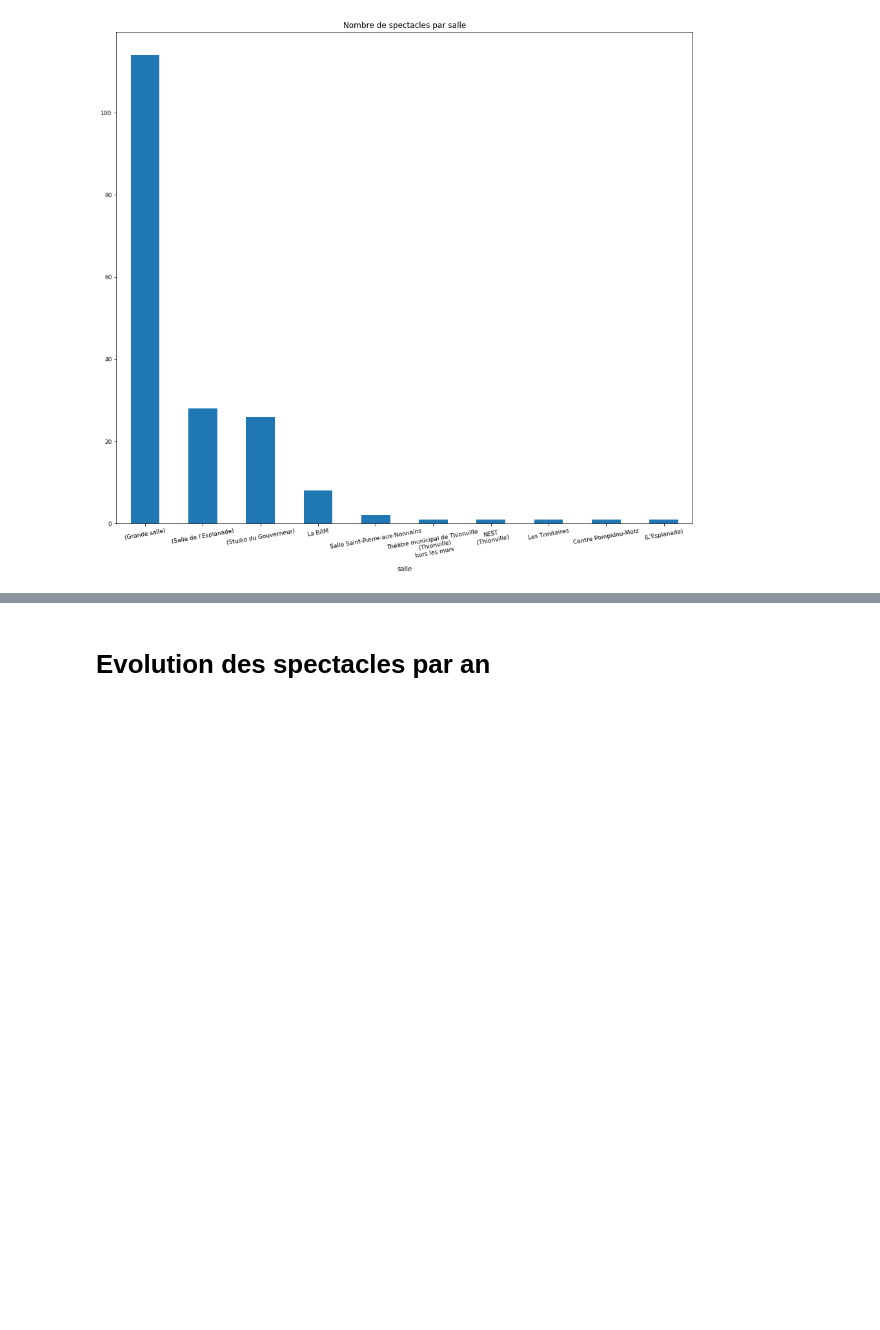
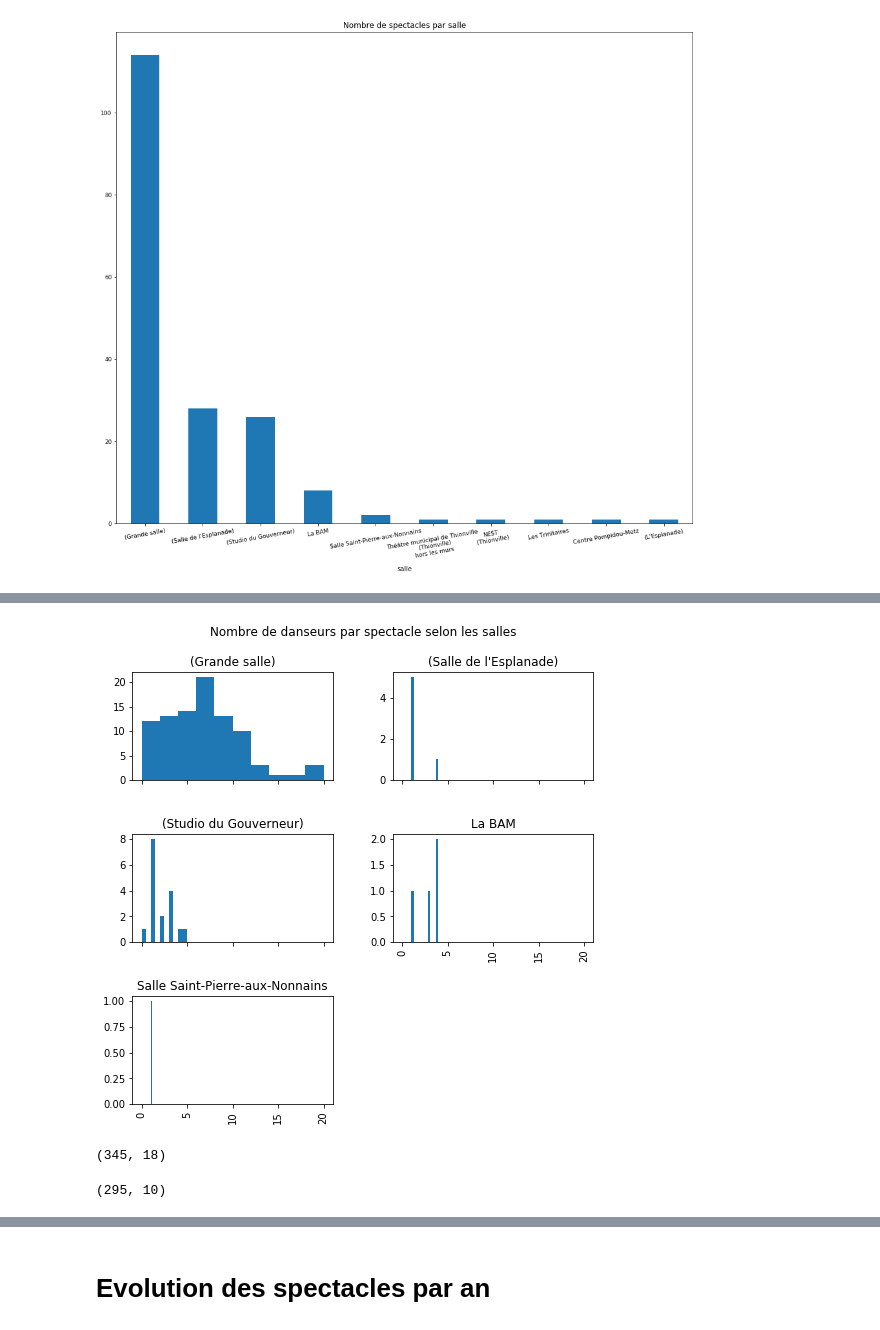
Before and after one commit to eliselavy/scrapper-notebook, a Jupyter notebook: notebooks/archives_spectacle/question_archives.ipynb, the cells around one changed output, grey strips where cells are left out. Saved outputs shown, nothing was run; the diff lists cells and outputs as text; code cells hidden in the pictures; blank space fills up the shorter version.

```diff
--- a/notebooks/archives_spectacle/question_archives.ipynb
+++ b/notebooks/archives_spectacle/question_archives.ipynb
@@ -206,0 +537,7 @@ df_organism
+# %%
+import pandas as pd
+import matplotlib.pyplot as plt
+organismId="439"
+csv_file_path = os.getcwd() + "/data/all_10_years_organism_" + organismId + "_danse.csv"
+df_spectacle_arsenal = pd.read_csv(csv_file_path)
+df_spectacle_arsenal.shape
@@ -206,0 +546,9 @@ df_organism
+# %%
+csv_file_path = os.getcwd() + "/data/all_10_years_organism_" + organismId + "_danse_nb_danseurs.csv"
+df_danseurs_arsenal = pd.read_csv(csv_file_path)
+df_danseurs_arsenal.shape
+#rename spectacleId in performanceId
+df_danseurs_arsenal=df_danseurs_arsenal.rename(columns={"spectacleId": "performanceId"})
+df_danseurs_arsenal=df_danseurs_arsenal.rename(columns={"nb danseur": "nb_danseur"})
+df = pd.merge(left=df_spectacle_arsenal, right=df_danseurs_arsenal,how='left', left_on='performanceId', right_on='performanceId')
+df
@@ -206,0 +569,29 @@ df_organism
+# %%
+import matplotlib.pyplot as plt
+filter_salle = [
+    "(Grande salle)",
+    "(Studio du Gouverneur)",
+    "(Salle de l'Esplanade)",
+    "La BAM",
+    "Salle Saint-Pierre-aux-Nonnains",
+]
+
+
+
+
+danseurs_salle_zoom_df = df[df.place.isin(filter_salle)]
+# let's reshape the data
+# to make plotting easier
+axes = danseurs_salle_zoom_df.hist(
+    column='nb_danseur',
+    by='place',
+    sharex=True,
+    sharey=False,
+    figsize=(8,8),
+)
+#axes[0].set_title("test")
+len(axes)
+plt.suptitle('Nombre de danseurs par spectacle selon les salles')
+plt.savefig(os.getcwd() + "/data/arsenal_salle_nb_danseurs.png", dpi=300)
+# %% [output]
+[figure, added]
@@ -206,0 +602,24 @@ df_organism
+# %%
+import os
+import pandas as pd
+organismId="699"
+csv_file_path_spectacle = os.getcwd() + "/data/all_10_years_organism_" + organismId + ".csv"
+cvs_file_path_genre= os.getcwd() + "/data/all_10_years_organism_" + organismId + "_type_spectacle.csv"
+df_spectacle = pd.read_csv(csv_file_path_spectacle)
+#filtre
+df_spectacle = df_spectacle[df_spectacle['performanceId'] != 0]
+df_genre = pd.read_csv(cvs_file_path_genre)
+#rename spectacleId in performanceId
+df_genre=df_genre.rename(columns={"spectacleId": "performanceId"})
+#set index
+df_genre.set_index(['performanceId'], drop=True, inplace=True)
+df_spectacle.set_index(['performanceId'], drop=True, inplace=True)
+
+df = pd.merge(left=df_spectacle, right=df_genre, left_on='performanceId', right_on='performanceId')
+df.shape
+# %% [output]
+(345, 18)
+# %%
+df_spectacle.shape
+# %% [output]
+(295, 10)
```
Also changed, not shown: parts of 51 cells of this notebook, 3 other files.
